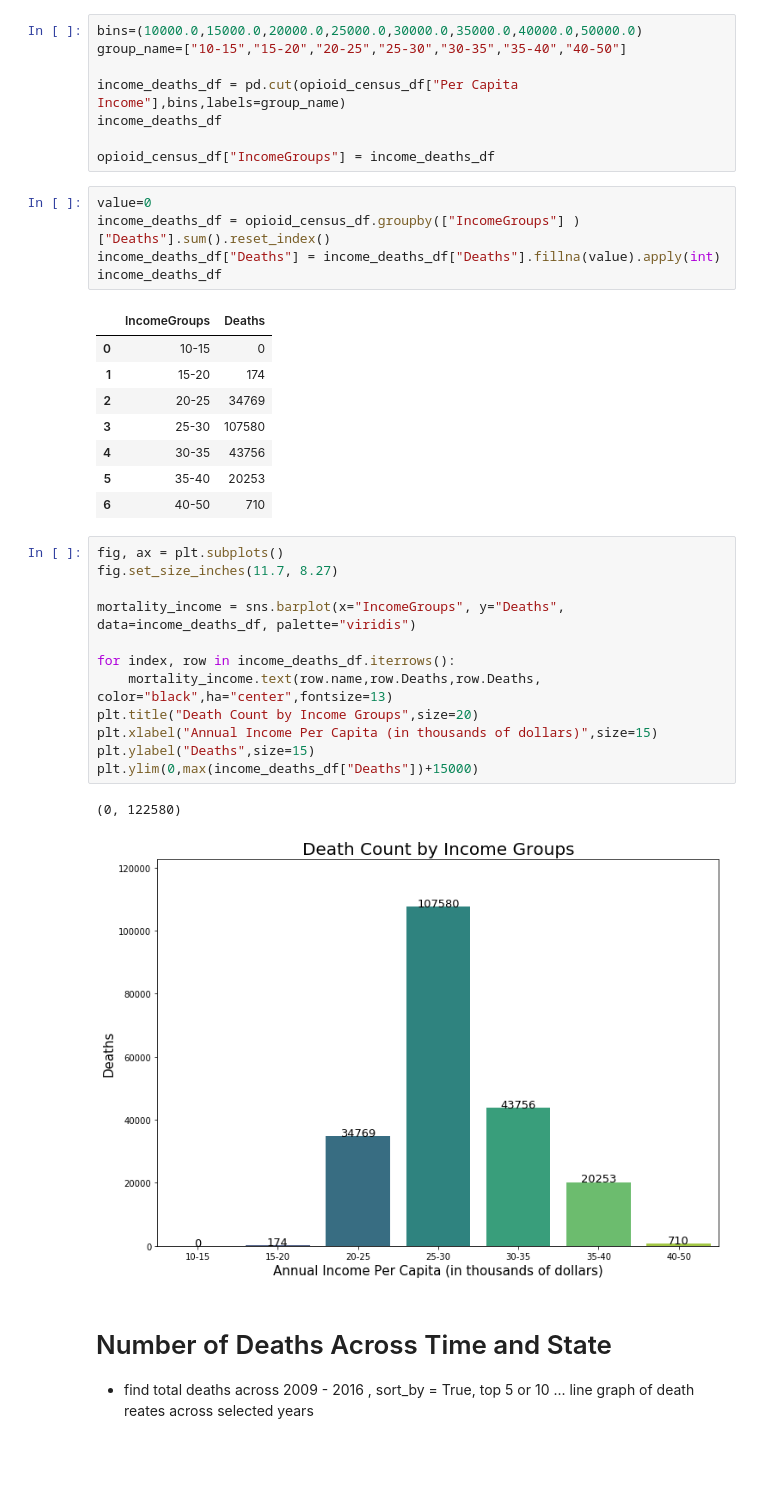
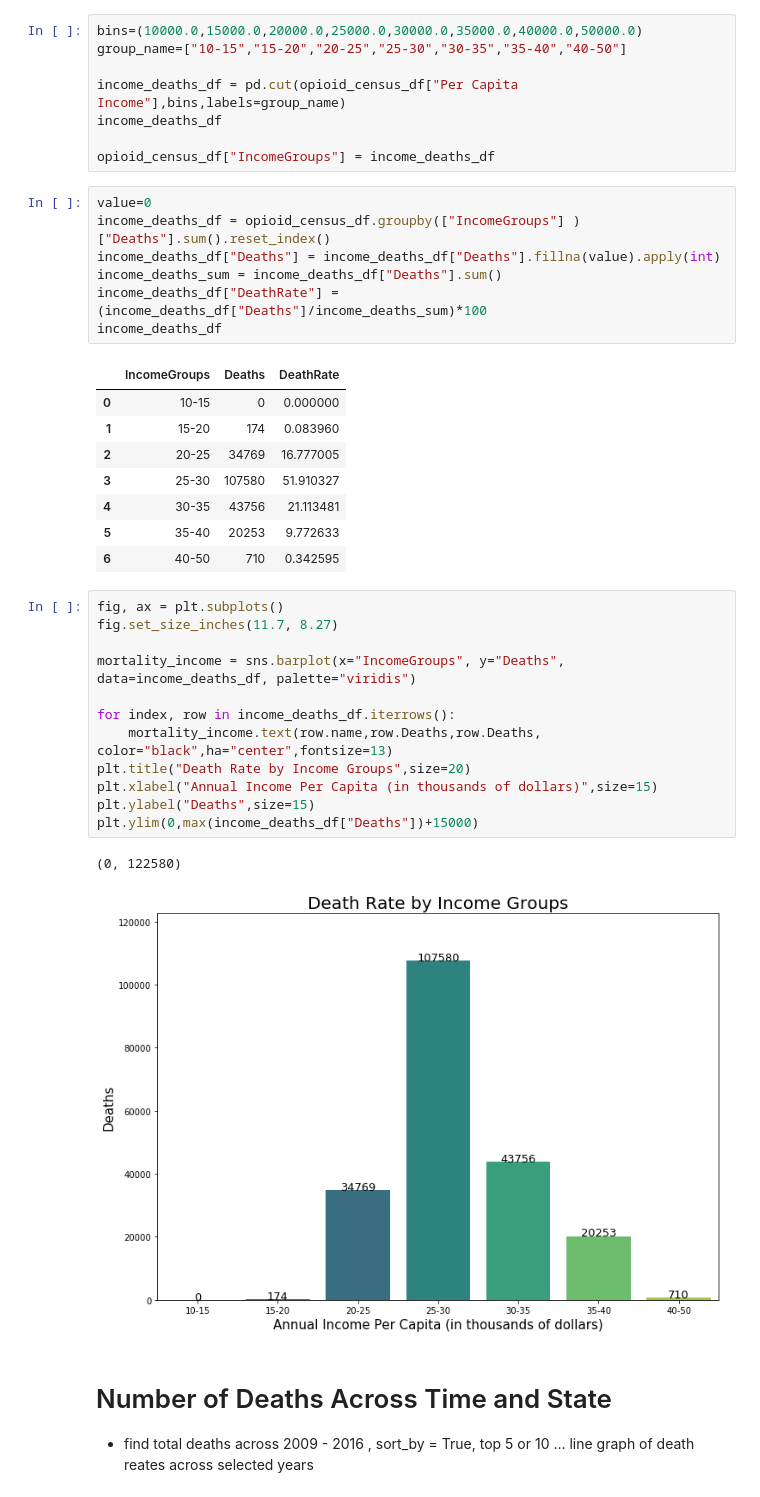
Before and after one commit to DataSteph/Opioid-Analysis-, a Jupyter notebook: Opioid Data Analysis and Visuals.ipynb, the cells around one changed output. Drawn from its saved outputs; the diff is of its cells as text; blank space fills up the shorter version.

```diff
--- a/Opioid Data Analysis and Visuals.ipynb
+++ b/Opioid Data Analysis and Visuals.ipynb
@@ -190,31 +277,33 @@ opioid_census_df["IncomeGroups"] = income_deaths_df
 value=0
 income_deaths_df = opioid_census_df.groupby(["IncomeGroups"] )["Deaths"].sum().reset_index()
 income_deaths_df["Deaths"] = income_deaths_df["Deaths"].fillna(value).apply(int)
+income_deaths_sum = income_deaths_df["Deaths"].sum()
+income_deaths_df["DeathRate"] =(income_deaths_df["Deaths"]/income_deaths_sum)*100
 income_deaths_df
 # %% [output]
-|  | IncomeGroups | Deaths |
-| 0 | 10-15 | 0 |
-| 1 | 15-20 | 174 |
-| 2 | 20-25 | 34769 |
-| 3 | 25-30 | 107580 |
-| 4 | 30-35 | 43756 |
-| 5 | 35-40 | 20253 |
-| 6 | 40-50 | 710 |
+|  | IncomeGroups | Deaths | DeathRate |
+| 0 | 10-15 | 0 | 0.000000 |
+| 1 | 15-20 | 174 | 0.083960 |
+| 2 | 20-25 | 34769 | 16.777005 |
+| 3 | 25-30 | 107580 | 51.910327 |
+| 4 | 30-35 | 43756 | 21.113481 |
+| 5 | 35-40 | 20253 | 9.772633 |
+| 6 | 40-50 | 710 | 0.342595 |
 # %%
 fig, ax = plt.subplots()
 fig.set_size_inches(11.7, 8.27)
 
 mortality_income = sns.barplot(x="IncomeGroups", y="Deaths", data=income_deaths_df, palette="viridis")
 
 for index, row in income_deaths_df.iterrows():
     mortality_income.text(row.name,row.Deaths,row.Deaths, color="black",ha="center",fontsize=13)
-plt.title("Death Count by Income Groups",size=20)
+plt.title("Death Rate by Income Groups",size=20)
 plt.xlabel("Annual Income Per Capita (in thousands of dollars)",size=15)
 plt.ylabel("Deaths",size=15)
 plt.ylim(0,max(income_deaths_df["Deaths"])+15000)
 # %% [output]
 (0, 122580)
-[figure, old version]
+[figure, new version]
 # %% [markdown]
 # Number of Deaths Across Time and State
 
```
Also changed, not shown: parts of 10 cells of this notebook.
